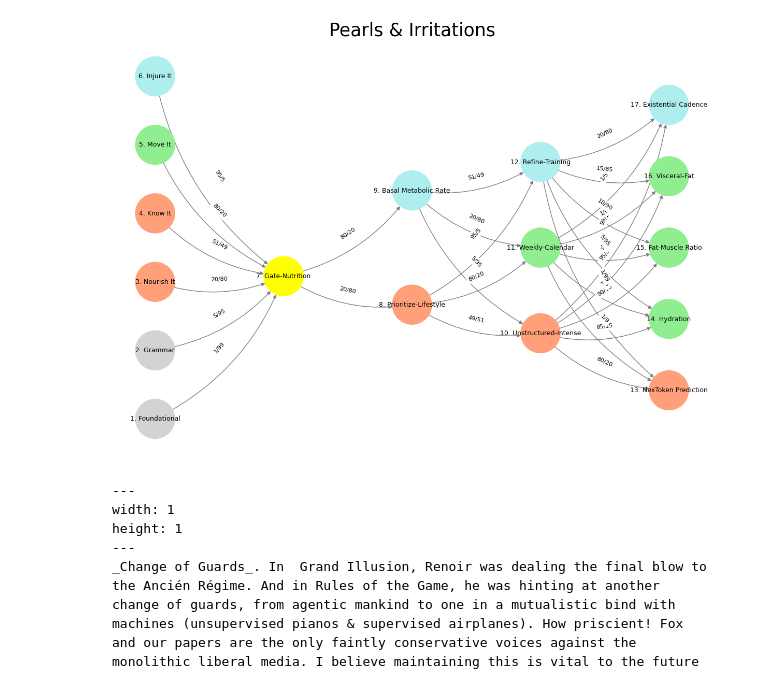
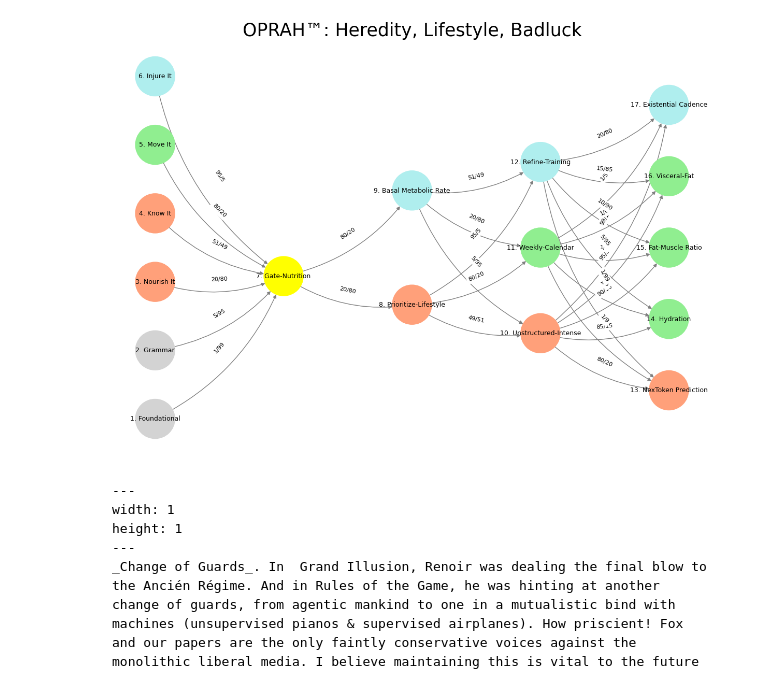
Before and after one commit to abikesa/noise-signal, a Jupyter notebook: kitabo/ensi/_build/jupyter_execute/act2/chapter3.ipynb, the cells around one changed output. Cells and saved outputs as stored; diff of their text form; code cells hidden in the pictures.

```diff
--- a/kitabo/ensi/_build/jupyter_execute/act2/chapter3.ipynb
+++ b/kitabo/ensi/_build/jupyter_execute/act2/chapter3.ipynb
@@ -159,35 +182,35 @@ def visualize_nn():
     # Add nodes with new numbered labels and assign positions
     for i, (layer_name, nodes) in enumerate(layers.items()):
         positions = calculate_positions(nodes, x_offset=i * 2)
         for node, position in zip(nodes, positions):
             new_node = mapping[node]
             G.add_node(new_node, layer=layer_name)
             pos[new_node] = position
             node_colors.append(colors.get(node, 'lightgray'))
 
     # Add edges with updated node labels
     for (source, target), weight in edges.items():
         if source in mapping and target in mapping:
             new_source = mapping[source]
             new_target = mapping[target]
             G.add_edge(new_source, new_target, weight=weight)
 
     # Draw the graph
     plt.figure(figsize=(12, 8))
     edges_labels = {(u, v): d["weight"] for u, v, d in G.edges(data=True)}
 
     nx.draw(
         G, pos, with_labels=True, node_color=node_colors, edge_color='gray',
         node_size=3000, font_size=9, connectionstyle="arc3,rad=0.2"
     )
     nx.draw_networkx_edge_labels(G, pos, edge_labels=edges_labels, font_size=8)
-    plt.title("Pearls & Irritations", fontsize=25)
+    plt.title("OPRAH™: Heredity, Lifestyle, Badluck", fontsize=25)
     plt.show()
 
 # Run the visualization
 visualize_nn()
 # %% [output]
-[figure, old version]
+[figure, new version]
 # %% [markdown]
 
 
```
Also changed, not shown: parts of 1 cell of this notebook, 9 other files.
